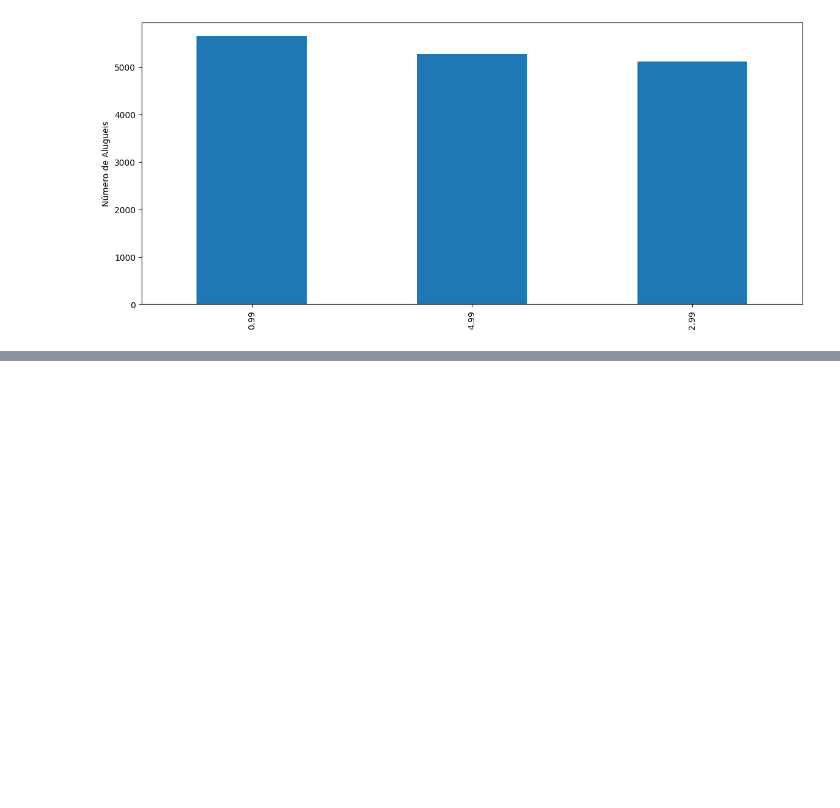
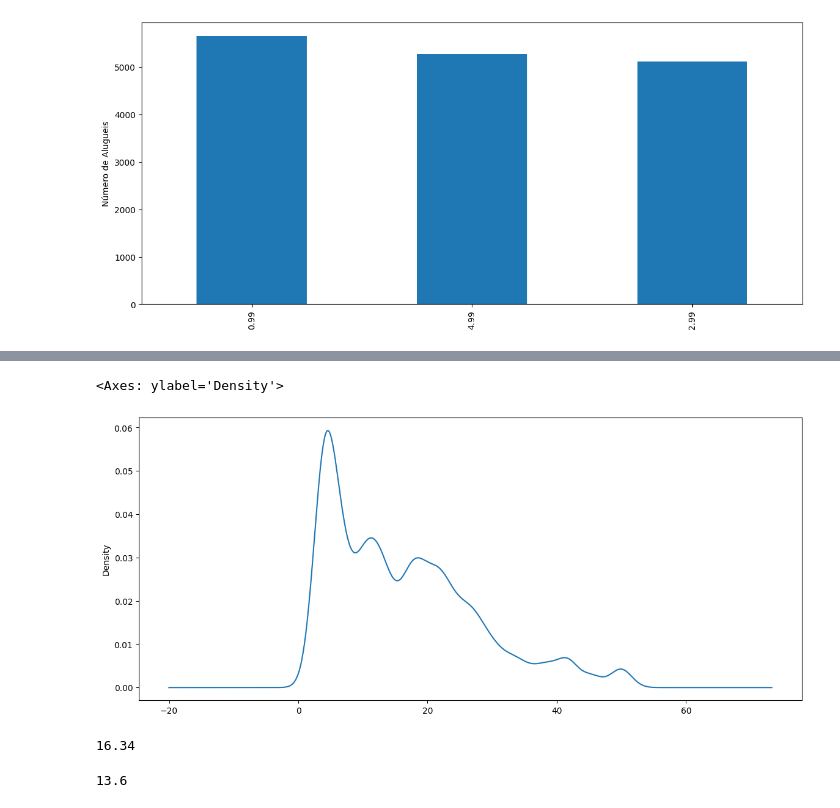
Before and after one commit to EmidioLP/Freecodecamp, a Jupyter notebook: Data_Analysis_with_Python/DataAnalysis_2.ipynb, the cells around one changed output, grey strips where cells are left out. Cells and saved outputs as stored; diff of their text form; code cells hidden in the pictures; blank space fills up the shorter version.

```diff
--- a/Data_Analysis_with_Python/DataAnalysis_2.ipynb
+++ b/Data_Analysis_with_Python/DataAnalysis_2.ipynb
@@ -119,0 +139,4 @@ Text(0, 0.5, 'Número de Alugueis')
+# %%
+df['rental_gain_return'] = df['film_rental_rate'] / df['film_replacement_cost'] * 100
+
+df['rental_gain_return'].head()
@@ -119,0 +151,13 @@ Text(0, 0.5, 'Número de Alugueis')
+# %%
+df['rental_gain_return'].plot(kind='density', figsize=(14,6))
+# %% [output]
+<Axes: ylabel='Density'>
+[figure, added]
+# %%
+df['rental_gain_return'].mean().round(2)
+# %% [output]
+16.34
+# %%
+df['rental_gain_return'].median().round(2)
+# %% [output]
+13.6
```
Also changed, not shown: parts of 14 cells of this notebook.
